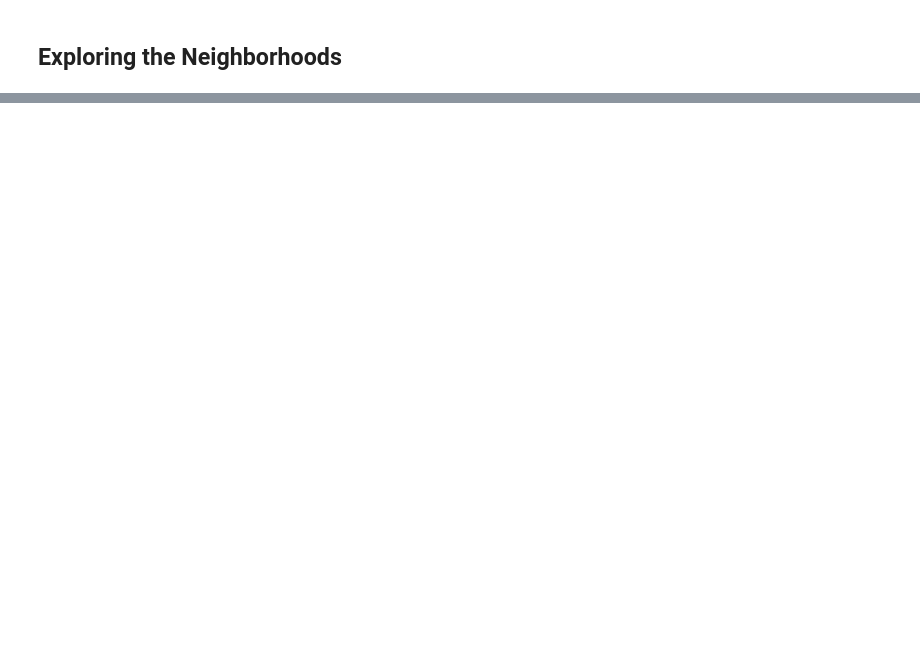
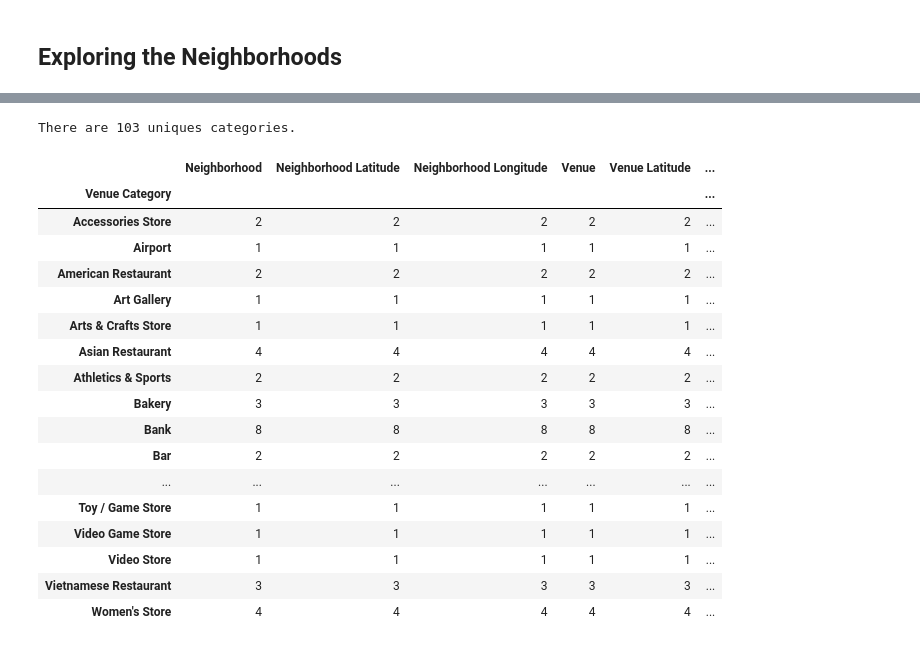
Before and after one commit to AbhiramMannam/Segmenting-and-Clustering-Neighborhoods-in-Toronto, a Jupyter notebook: Segmenting and Clustering Neighborhoods in Toronto.ipynb, the cells around one changed output, grey strips where cells are left out. Cells and saved outputs as stored; diff of their text form; code cells hidden in the pictures; blank space fills up the shorter version.

```diff
--- a/Segmenting and Clustering Neighborhoods in Toronto.ipynb
+++ b/Segmenting and Clustering Neighborhoods in Toronto.ipynb
@@ -266,0 +445,23 @@ map_toronto
+# %%
+print('There are {} uniques categories.'.format(len(North_York_venues['Venue Category'].unique())))
+North_York_venues.groupby('Venue Category').count()
+# %% [output]
+There are 103 uniques categories.
+|  | Neighborhood | Neighborhood Latitude | Neighborhood Longitude | Venue | Venue Latitude | ... |
+| Venue Category |  |  |  |  |  | ... |
+| Accessories Store | 2 | 2 | 2 | 2 | 2 | ... |
+| Airport | 1 | 1 | 1 | 1 | 1 | ... |
+| American Restaurant | 2 | 2 | 2 | 2 | 2 | ... |
+| Art Gallery | 1 | 1 | 1 | 1 | 1 | ... |
+| Arts & Crafts Store | 1 | 1 | 1 | 1 | 1 | ... |
+| Asian Restaurant | 4 | 4 | 4 | 4 | 4 | ... |
+| Athletics & Sports | 2 | 2 | 2 | 2 | 2 | ... |
+| Bakery | 3 | 3 | 3 | 3 | 3 | ... |
+| Bank | 8 | 8 | 8 | 8 | 8 | ... |
+| Bar | 2 | 2 | 2 | 2 | 2 | ... |
+| ... | ... | ... | ... | ... | ... | ... |
+| Toy / Game Store | 1 | 1 | 1 | 1 | 1 | ... |
+| Video Game Store | 1 | 1 | 1 | 1 | 1 | ... |
+| Video Store | 1 | 1 | 1 | 1 | 1 | ... |
+| Vietnamese Restaurant | 3 | 3 | 3 | 3 | 3 | ... |
+| Women's Store | 4 | 4 | 4 | 4 | 4 | ... |
```
Also changed, not shown: parts of 22 cells of this notebook.
